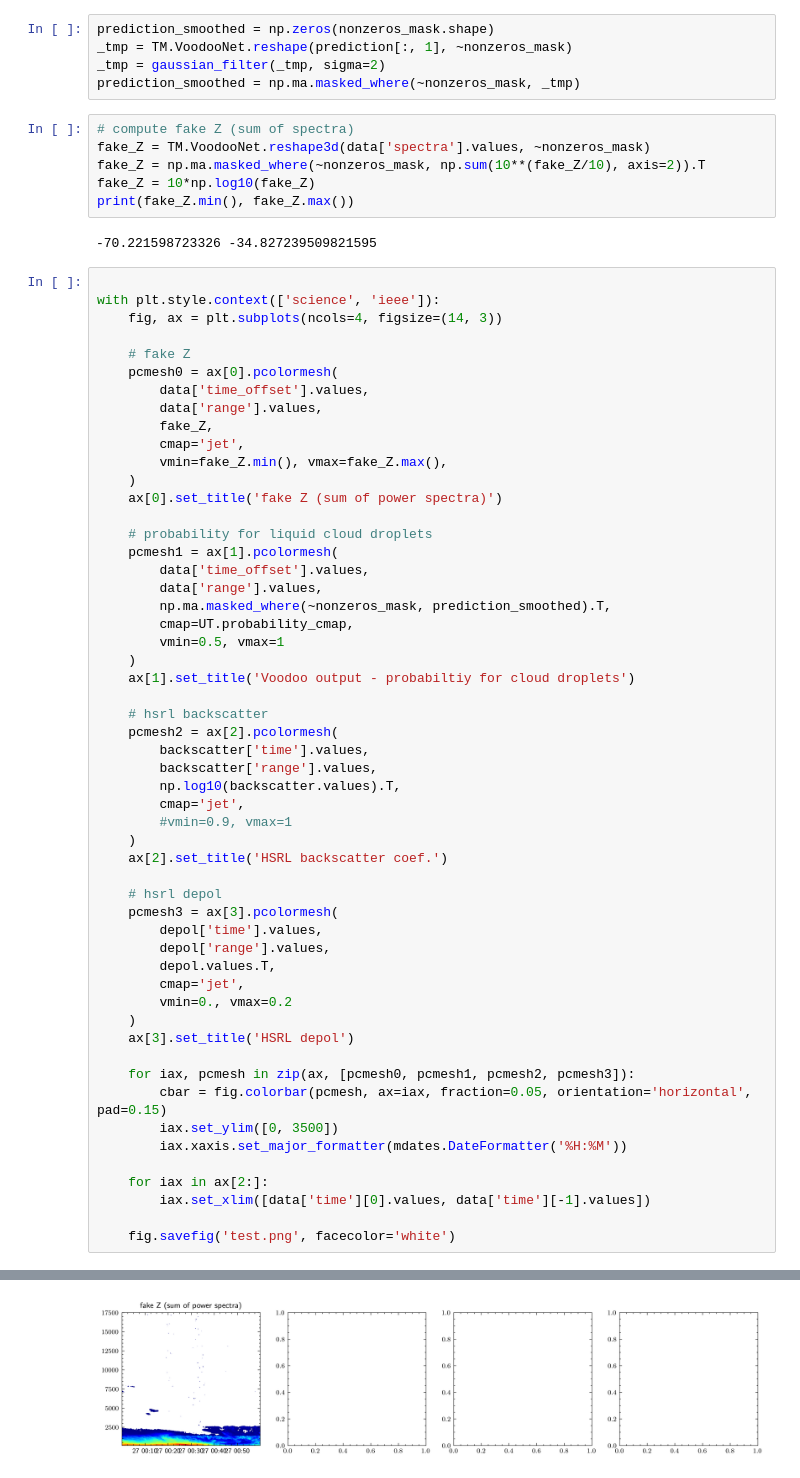
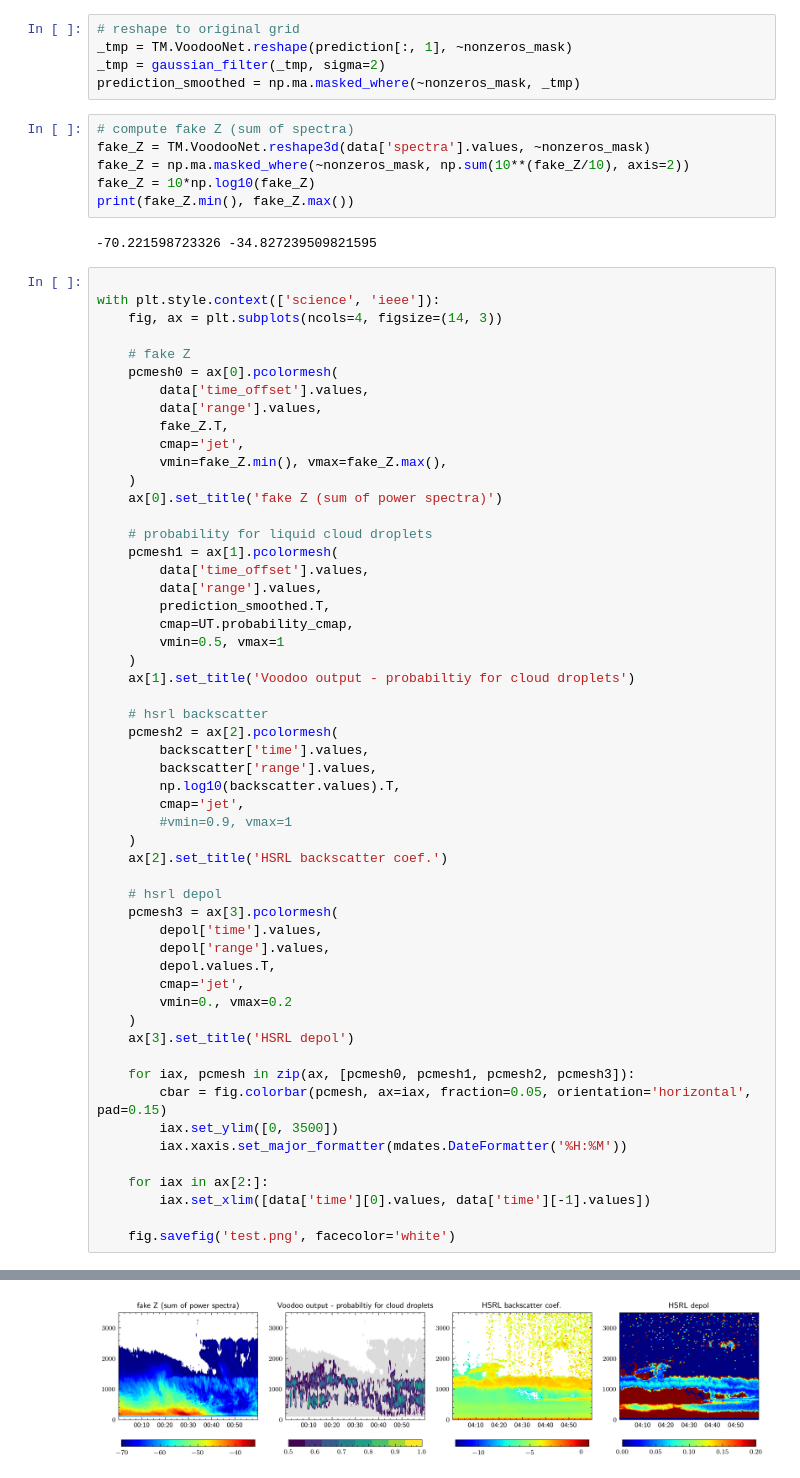
Before and after one commit to remsens-lim/Voodoo, a Jupyter notebook: Voodoo_predictor_KAZR.ipynb, the cells around one changed output, grey strips where cells are left out. Drawn from its saved outputs; the diff is of its cells as text.

```diff
--- a/Voodoo_predictor_KAZR.ipynb
+++ b/Voodoo_predictor_KAZR.ipynb
@@ -64,14 +66,14 @@ prediction = Loader.VoodooPredictor(X)
 # %% [output]
 HBox(children=(IntProgress(value=0, layout=Layout(flex='2'), max=275), HTML(value='')), layout=Layout(display=…
 # %%
-prediction_smoothed = np.zeros(nonzeros_mask.shape)
+# reshape to original grid
 _tmp = TM.VoodooNet.reshape(prediction[:, 1], ~nonzeros_mask)
 _tmp = gaussian_filter(_tmp, sigma=2)
 prediction_smoothed = np.ma.masked_where(~nonzeros_mask, _tmp)
 # %%
 # compute fake Z (sum of spectra)
 fake_Z = TM.VoodooNet.reshape3d(data['spectra'].values, ~nonzeros_mask)
-fake_Z = np.ma.masked_where(~nonzeros_mask, np.sum(10**(fake_Z/10), axis=2)).T
+fake_Z = np.ma.masked_where(~nonzeros_mask, np.sum(10**(fake_Z/10), axis=2))
 fake_Z = 10*np.log10(fake_Z)
 print(fake_Z.min(), fake_Z.max())
 # %% [output]
@@ -85,7 +87,7 @@ with plt.style.context(['science', 'ieee']):
     pcmesh0 = ax[0].pcolormesh(
         data['time_offset'].values,
         data['range'].values,
-        fake_Z,
+        fake_Z.T,
         cmap='jet',
         vmin=fake_Z.min(), vmax=fake_Z.max(),
     )
@@ -95,7 +97,7 @@ with plt.style.context(['science', 'ieee']):
     pcmesh1 = ax[1].pcolormesh(
         data['time_offset'].values,
         data['range'].values,
-        np.ma.masked_where(~nonzeros_mask, prediction_smoothed).T,
+        prediction_smoothed.T,
         cmap=UT.probability_cmap,
         vmin=0.5, vmax=1
     )
@@ -135 +136 @@ NameError: name 'UT' is not defined
-[figure, old version]
+[figure, new version]
```
Also changed, not shown: parts of 3 cells of this notebook, 9 other files.
